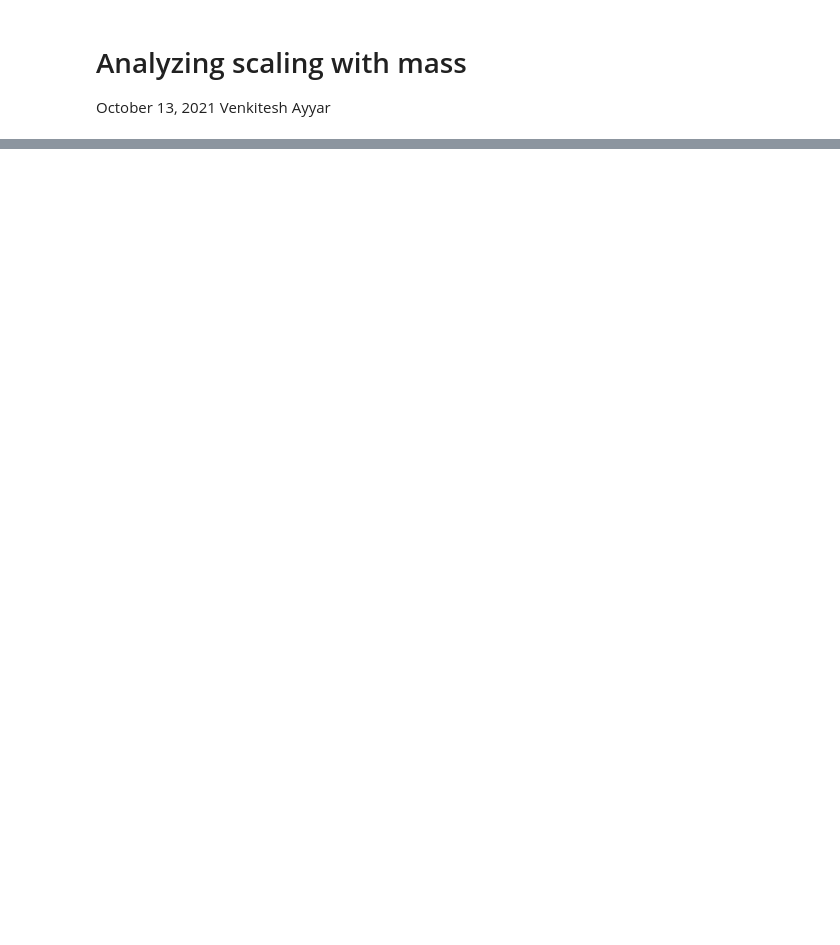
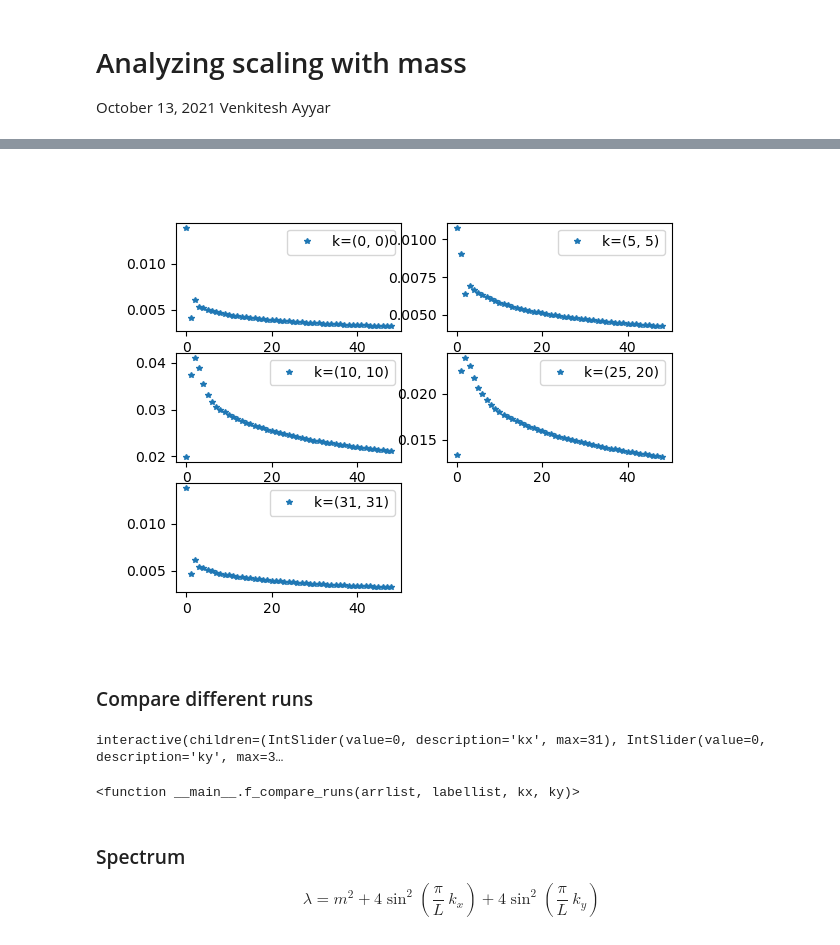
Before and after one commit to vmos1/2d_multigrid, a Jupyter notebook: code/analysis_nbks/2_spectral_analysis_solution.ipynb, the cells around one changed output, grey strips where cells are left out. Cells and saved outputs as stored; diff of their text form; code cells hidden in the pictures; blank space fills up the shorter version.

```diff
--- a/code/analysis_nbks/2_spectral_analysis_solution.ipynb
+++ b/code/analysis_nbks/2_spectral_analysis_solution.ipynb
@@ -79,0 +104,4 @@ a2.shape
+# %%
+k=17
+print(arr_lst[0][-1,k,k],arr_lst[1][-1,k,k],arr_lst[2][-1,k,k],arr_lst[3][-1,k,k])
+print(err_lst[0][-1,k,k],err_lst[1][-1,k,k],err_lst[2][-1,k,k],err_lst[3][-1,k,k])
@@ -79,0 +150,24 @@ a2.shape
+# %%
+def f_grid_iter_plot(arr,klist):
+    fig=plt.figure()
+
+    size=len(klist)
+    cols=max(size//2,1)
+    cols=min(cols,4)
+    rows=int(np.ceil(size/cols))
+    # rows,cols=2,2
+
+    for count,k in enumerate(klist):
+        kx,ky=k[0],k[1]
+        fig.add_subplot(rows,cols,count+1)
+        plt.plot(arr[1:,kx,ky], marker='*',markersize=4,linestyle='',label="k="+str(k))
+        plt.legend()
+    plt.show()
+
+
+klist=[(0,0),(5,5),(10,10),(25,20),(31,31)]
+f_grid_iter_plot(a_spec[:50],klist)
+# %% [output]
+[figure, added]
+# %% [markdown]
+### Compare different runs
@@ -79,0 +200,9 @@ a2.shape
+# %%
+size=arr_lst[0].shape[-1]-1
+interact(f_compare_runs,arrlist=fixed(aspec_lst),labellist=fixed(labels_lst),kx=IntSlider(min=0,max=size,step=1),ky=IntSlider(min=0,max=size-1,step=1))
+# %% [output]
+interactive(children=(IntSlider(value=0, description='kx', max=31), IntSlider(value=0, description='ky', max=3…
+<function __main__.f_compare_runs(arrlist, labellist, kx, ky)>
+# %% [markdown]
+### Spectrum
+$$ \lambda = m^2 + 4 \sin ^2 \left( {\frac{\pi}{L} \ k_x }\right) + 4 \sin ^2 \left( {\frac{\pi}{L} \ k_y }\right) $$
```
Also changed, not shown: parts of 39 cells of this notebook, 1 other file.
